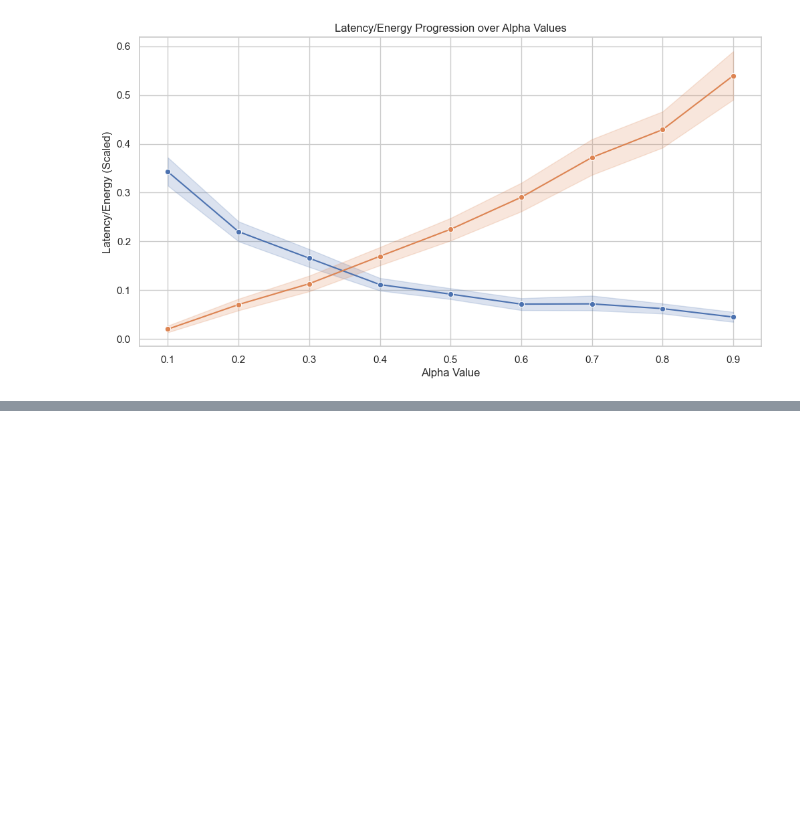
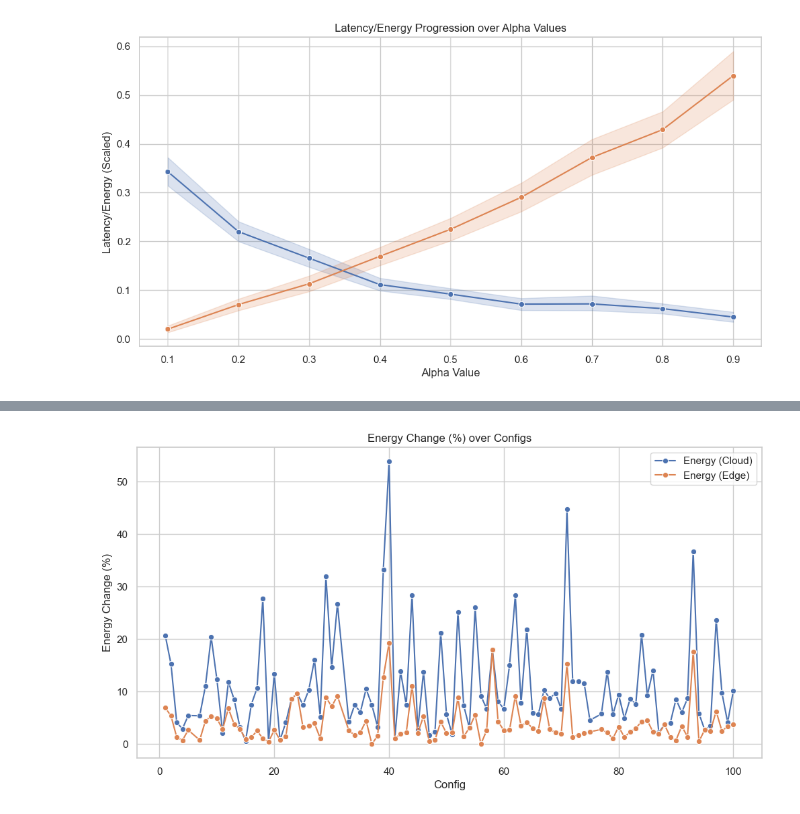
Before and after one commit to mpgallage/computing-continuum-simulator, a Jupyter notebook: analysis.ipynb, the cells around one changed output, grey strips where cells are left out. Saved outputs shown, nothing was run; the diff lists cells and outputs as text; code cells hidden in the pictures; blank space fills up the shorter version.

```diff
--- a/analysis.ipynb
+++ b/analysis.ipynb
@@ -139,0 +258,17 @@ plt.show()
+# %%
+# Calculating energy_cloud and energy_edge as a percentage of energy
+alpha_beta_filtered_data['energy_cloud_percent'] = (alpha_beta_filtered_data['energy_cloud'] / alpha_beta_filtered_data['energy']) * 100
+alpha_beta_filtered_data['energy_edge_percent'] = (alpha_beta_filtered_data['energy_edge'] / alpha_beta_filtered_data['energy']) * 100
+
+# Creating the line plot
+plt.figure(figsize=(12, 6))
+sns.lineplot(x='config_number', y='energy_cloud_percent', data=alpha_beta_filtered_data, marker='o', label='Energy (Cloud)')
+sns.lineplot(x='config_number', y='energy_edge_percent', data=alpha_beta_filtered_data, marker='o', label='Energy (Edge)')
+
+plt.title('Energy Change (%) over Configs')
+plt.xlabel('Config')
+plt.ylabel('Energy Change (%)')
+plt.legend()
+plt.show()
+# %% [output]
+[figure, added]
```
Also changed, not shown: parts of 5 cells of this notebook.
